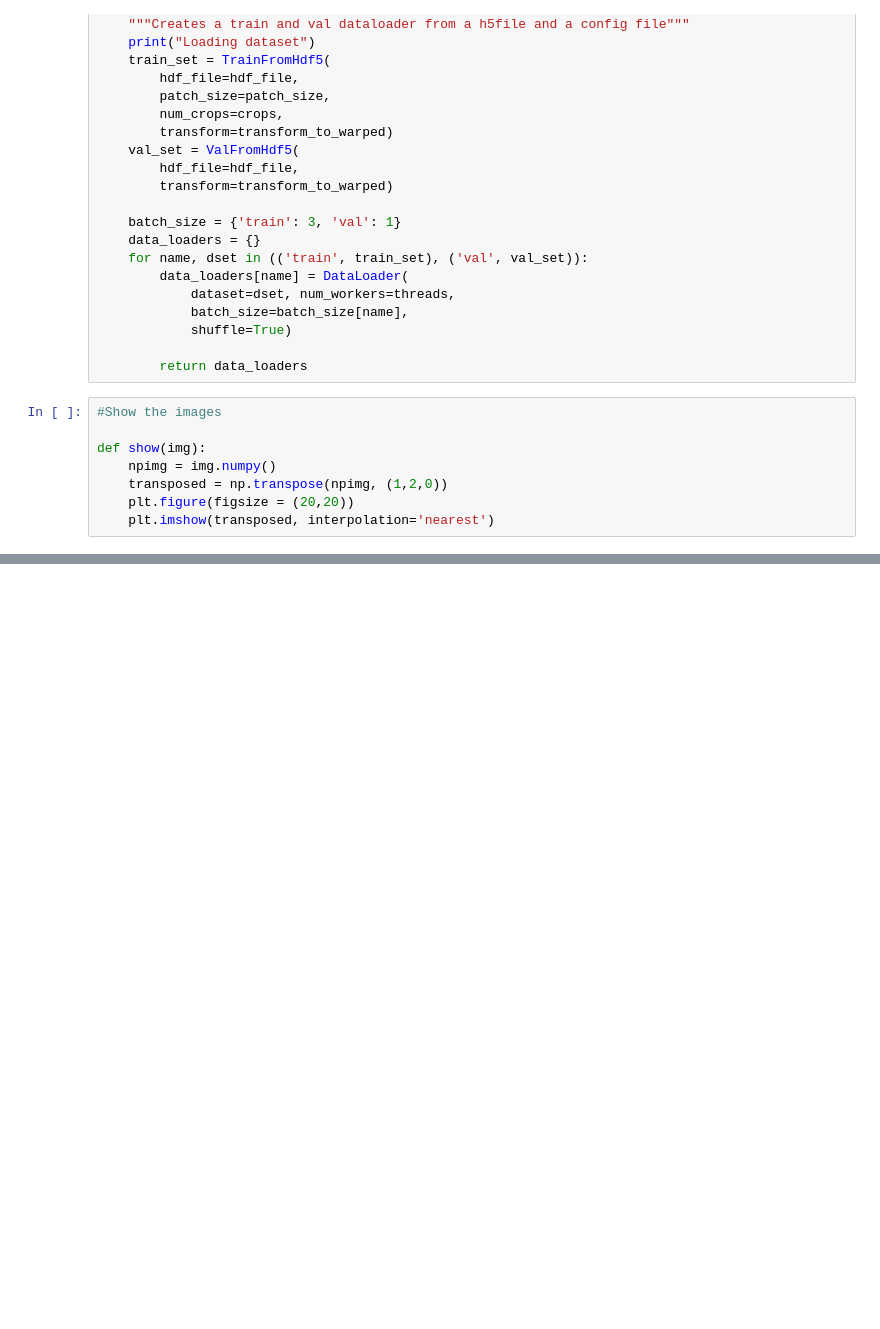
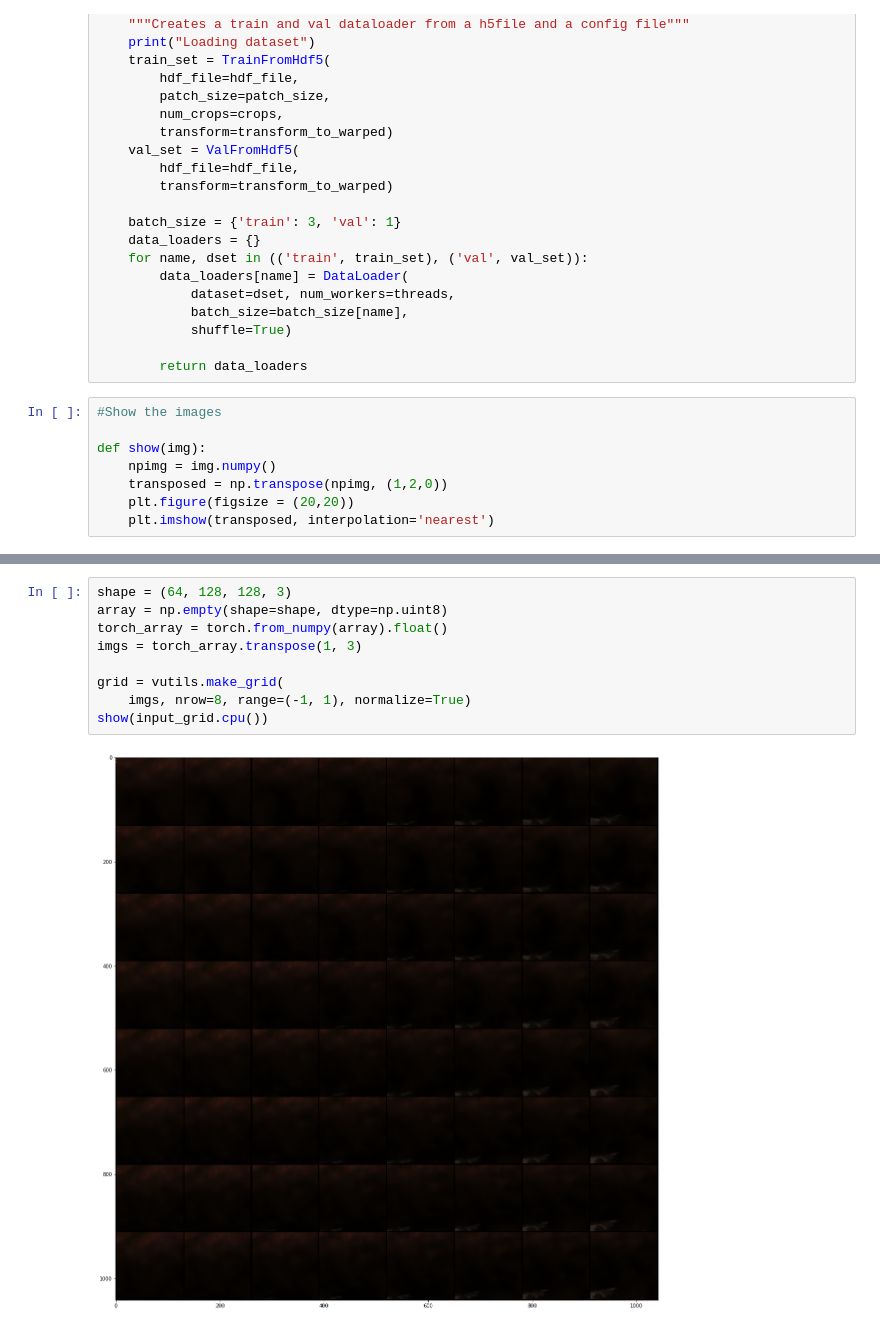
Before and after one commit to seankmartin/LF_View_Synthesis, a Jupyter notebook: Notebooks/InputToNetwork.ipynb, the cells around one changed output, grey strips where cells are left out. Cells and saved outputs as stored; diff of their text form; blank space fills up the shorter version.

```diff
--- a/Notebooks/InputToNetwork.ipynb
+++ b/Notebooks/InputToNetwork.ipynb
@@ -350,0 +352,11 @@ tensor([ 0.3804, -0.7020,  0.5686])
+# %%
+shape = (64, 128, 128, 3)
+array = np.empty(shape=shape, dtype=np.uint8)
+torch_array = torch.from_numpy(array).float()
+imgs = torch_array.transpose(1, 3)
+
+grid = vutils.make_grid(
+    imgs, nrow=8, range=(-1, 1), normalize=True)
+show(input_grid.cpu())
+# %% [output]
+[figure, added]
```
Also changed, not shown: parts of 2 cells of this notebook.
